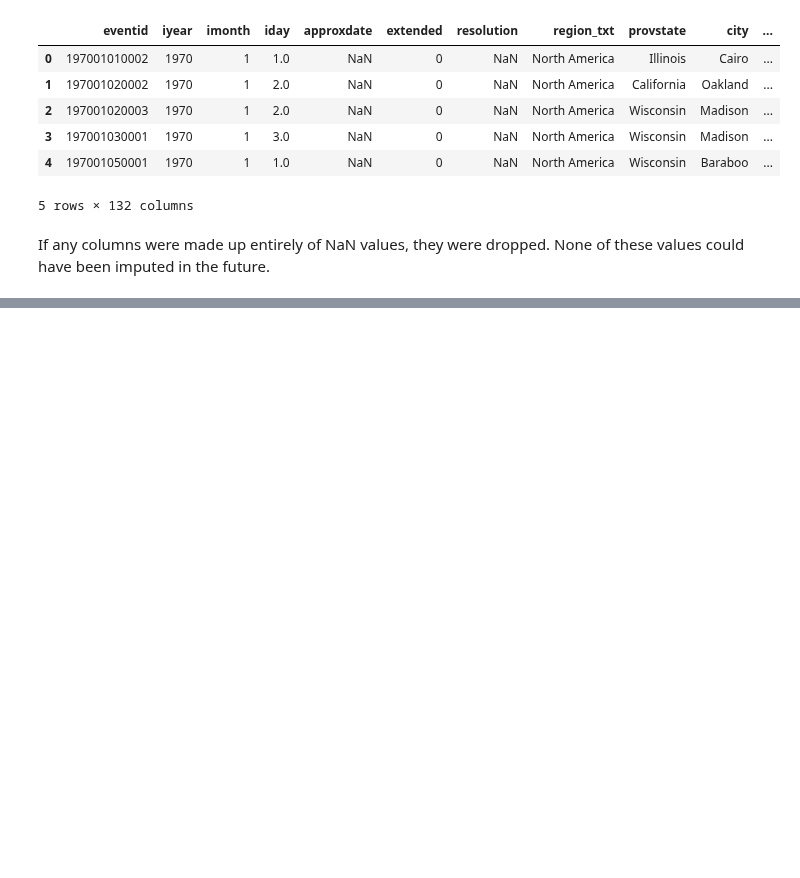
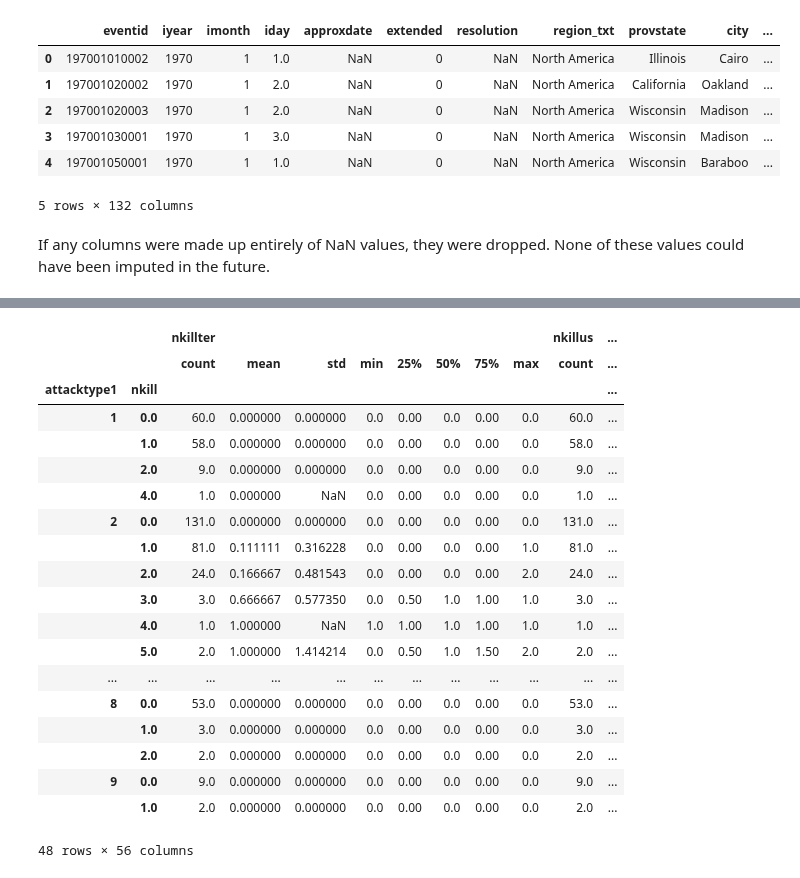
Before and after one commit to jakecarlson1/machine-learning-labs, a Jupyter notebook: Lab1/Lab 1 - Exploring Table Data.ipynb, the cells around one changed output, grey strips where cells are left out. Saved outputs shown, nothing was run; the diff lists cells and outputs as text; code cells hidden in the pictures; blank space fills up the shorter version.

```diff
--- a/Lab1/Lab 1 - Exploring Table Data.ipynb
+++ b/Lab1/Lab 1 - Exploring Table Data.ipynb
@@ -287,0 +357,27 @@ df.to_csv('../data/us_only_clean.csv', sep=',')
+# %%
+df_attck_type = df_imputed[['attacktype1', 'nkill', 'nkillus', 'nkillter',
+                            'nwound', 'nwoundus', 'nwoundte', 'property',
+                            'propextent']].groupby(by=['attacktype1', 'nkill'])
+# df_attck_type.groupby(by=['attacktype1'])
+df_attck_type.describe()
+# %% [output]
+|  |  | nkillter |  |  |  |  |  |  |  | nkillus | ... |
+|  |  | count | mean | std | min | 25% | 50% | 75% | max | count | ... |
+| attacktype1 | nkill |  |  |  |  |  |  |  |  |  | ... |
+| 1 | 0.0 | 60.0 | 0.000000 | 0.000000 | 0.0 | 0.00 | 0.0 | 0.00 | 0.0 | 60.0 | ... |
+|  | 1.0 | 58.0 | 0.000000 | 0.000000 | 0.0 | 0.00 | 0.0 | 0.00 | 0.0 | 58.0 | ... |
+|  | 2.0 | 9.0 | 0.000000 | 0.000000 | 0.0 | 0.00 | 0.0 | 0.00 | 0.0 | 9.0 | ... |
+|  | 4.0 | 1.0 | 0.000000 | NaN | 0.0 | 0.00 | 0.0 | 0.00 | 0.0 | 1.0 | ... |
+| 2 | 0.0 | 131.0 | 0.000000 | 0.000000 | 0.0 | 0.00 | 0.0 | 0.00 | 0.0 | 131.0 | ... |
+|  | 1.0 | 81.0 | 0.111111 | 0.316228 | 0.0 | 0.00 | 0.0 | 0.00 | 1.0 | 81.0 | ... |
+|  | 2.0 | 24.0 | 0.166667 | 0.481543 | 0.0 | 0.00 | 0.0 | 0.00 | 2.0 | 24.0 | ... |
+|  | 3.0 | 3.0 | 0.666667 | 0.577350 | 0.0 | 0.50 | 1.0 | 1.00 | 1.0 | 3.0 | ... |
+|  | 4.0 | 1.0 | 1.000000 | NaN | 1.0 | 1.00 | 1.0 | 1.00 | 1.0 | 1.0 | ... |
+|  | 5.0 | 2.0 | 1.000000 | 1.414214 | 0.0 | 0.50 | 1.0 | 1.50 | 2.0 | 2.0 | ... |
+| ... | ... | ... | ... | ... | ... | ... | ... | ... | ... | ... | ... |
+| 8 | 0.0 | 53.0 | 0.000000 | 0.000000 | 0.0 | 0.00 | 0.0 | 0.00 | 0.0 | 53.0 | ... |
+|  | 1.0 | 3.0 | 0.000000 | 0.000000 | 0.0 | 0.00 | 0.0 | 0.00 | 0.0 | 3.0 | ... |
+|  | 2.0 | 2.0 | 0.000000 | 0.000000 | 0.0 | 0.00 | 0.0 | 0.00 | 0.0 | 2.0 | ... |
+| 9 | 0.0 | 9.0 | 0.000000 | 0.000000 | 0.0 | 0.00 | 0.0 | 0.00 | 0.0 | 9.0 | ... |
+|  | 1.0 | 2.0 | 0.000000 | 0.000000 | 0.0 | 0.00 | 0.0 | 0.00 | 0.0 | 2.0 | ... |
+48 rows × 56 columns
```
Also changed, not shown: parts of 6 cells of this notebook.
